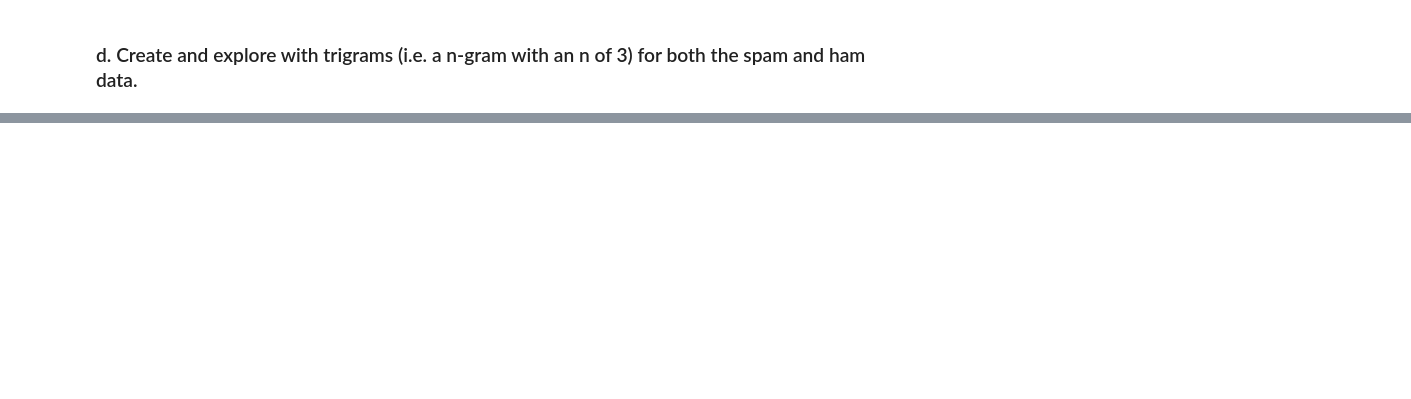
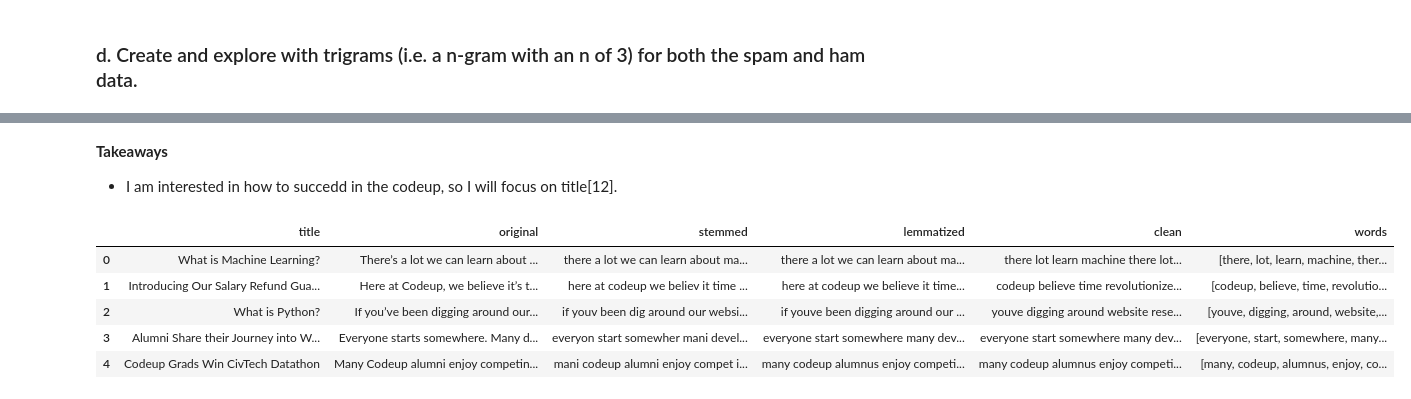
Before and after one commit to Yongliang-Shi/natural-language-processing-exercises, a Jupyter notebook: explore.ipynb, the cells around one changed output, grey strips where cells are left out. Saved outputs shown, nothing was run; the diff lists cells and outputs as text; code cells hidden in the pictures; blank space fills up the shorter version.

```diff
--- a/explore.ipynb
+++ b/explore.ipynb
@@ -311,0 +187,5 @@ plt.show()
+# %%
+# Load the blog articles data using helping function
+
+urls = acquire.get_blog_urls()
+df = acquire.acquire_codeup_blogs(urls, cached=False)
@@ -311,0 +239,17 @@ plt.show()
+# %% [markdown]
+**Takeaways**
+- I am interested in how to succedd in the codeup, so I will focus on title[12].
+# %%
+# Add a column with list of words
+words = [re.sub(r'([^a-z0-9\s]\s.\s)', '', doc).split() for doc in df.clean]
+
+# column will named words, and the column will contain lists of the words in each doc
+df = pd.concat([df, pd.DataFrame({'words': words})], axis=1)
+df.head()
+# %% [output]
+|  | title | original | stemmed | lemmatized | clean | words |
+| 0 | What is Machine Learning? | There’s a lot we can learn about ... | there a lot we can learn about ma... | there a lot we can learn about ma... | there lot learn machine there lot... | [there, lot, learn, machine, ther... |
+| 1 | Introducing Our Salary Refund Gua... | Here at Codeup, we believe it’s t... | here at codeup we believ it time ... | here at codeup we believe it time... | codeup believe time revolutionize... | [codeup, believe, time, revolutio... |
+| 2 | What is Python? | If you’ve been digging around our... | if youv been dig around our websi... | if youve been digging around our ... | youve digging around website rese... | [youve, digging, around, website,... |
+| 3 | Alumni Share their Journey into W... | Everyone starts somewhere. Many d... | everyon start somewher mani devel... | everyone start somewhere many dev... | everyone start somewhere many dev... | [everyone, start, somewhere, many... |
+| 4 | Codeup Grads Win CivTech Datathon | Many Codeup alumni enjoy competin... | mani codeup alumni enjoy compet i... | many codeup alumnus enjoy competi... | many codeup alumnus enjoy competi... | [many, codeup, alumnus, enjoy, co... |
```
Also changed, not shown: parts of 28 cells of this notebook.
